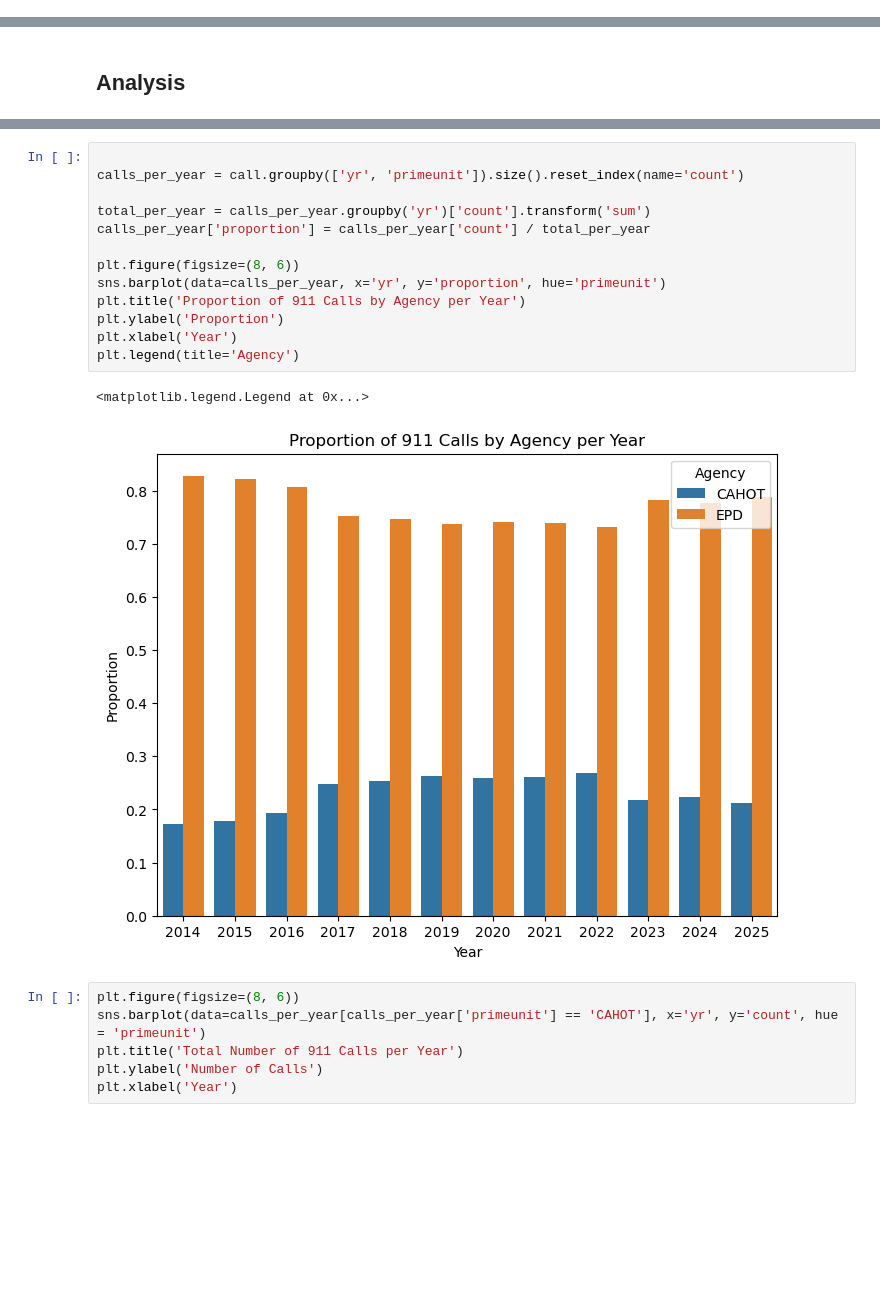
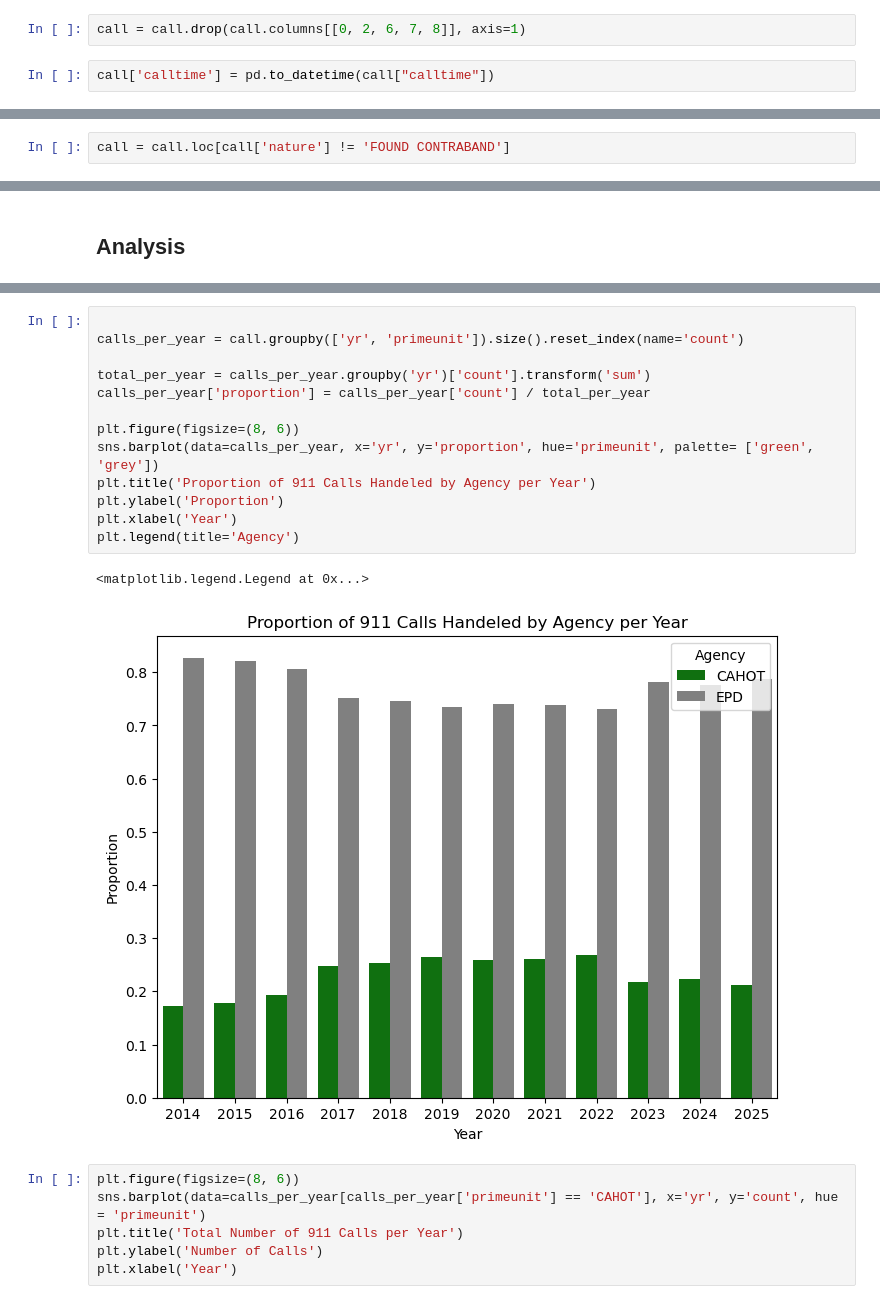
Before and after one commit to kmccabe11/ADS4SJ, a Jupyter notebook: CAD_analysis.ipynb, the cells around one changed output, grey strips where cells are left out. Cells and saved outputs as stored; diff of their text form; blank space fills up the shorter version.

Commit message:
finished data cleaning and analysis

```diff
--- a/CAD_analysis.ipynb
+++ b/CAD_analysis.ipynb
@@ -8,3 +10,7 @@ import datetime as dt
 ## Reading In Data
 # %%
 call = pd.read_csv("call.csv")
+# %%
+call = call.drop(call.columns[[0, 2, 6, 7, 8]], axis=1)
+# %%
+call['calltime'] = pd.to_datetime(call["calltime"])
@@ -10,0 +31,2 @@ call = pd.read_csv("call.csv")
+# %%
+call = call.loc[call['nature'] != 'FOUND CONTRABAND']
@@ -18,19 +45,19 @@ sns.histplot(call['primeunit'])
 # %%
 
 calls_per_year = call.groupby(['yr', 'primeunit']).size().reset_index(name='count')
 
 total_per_year = calls_per_year.groupby('yr')['count'].transform('sum')
 calls_per_year['proportion'] = calls_per_year['count'] / total_per_year
 
 plt.figure(figsize=(8, 6))
-sns.barplot(data=calls_per_year, x='yr', y='proportion', hue='primeunit')
-plt.title('Proportion of 911 Calls by Agency per Year')
+sns.barplot(data=calls_per_year, x='yr', y='proportion', hue='primeunit', palette= ['green', 'grey'])
+plt.title('Proportion of 911 Calls Handeled by Agency per Year')
 plt.ylabel('Proportion')
 plt.xlabel('Year')
 plt.legend(title='Agency')
 # %% [output]
 <matplotlib.legend.Legend at 0x...>
-[figure, old version]
+[figure, new version]
 # %%
 plt.figure(figsize=(8, 6))
 sns.barplot(data=calls_per_year[calls_per_year['primeunit'] == 'CAHOT'], x='yr', y='count', hue = 'primeunit')
```
Also changed, not shown: parts of 71 cells of this notebook, 3 other files.
